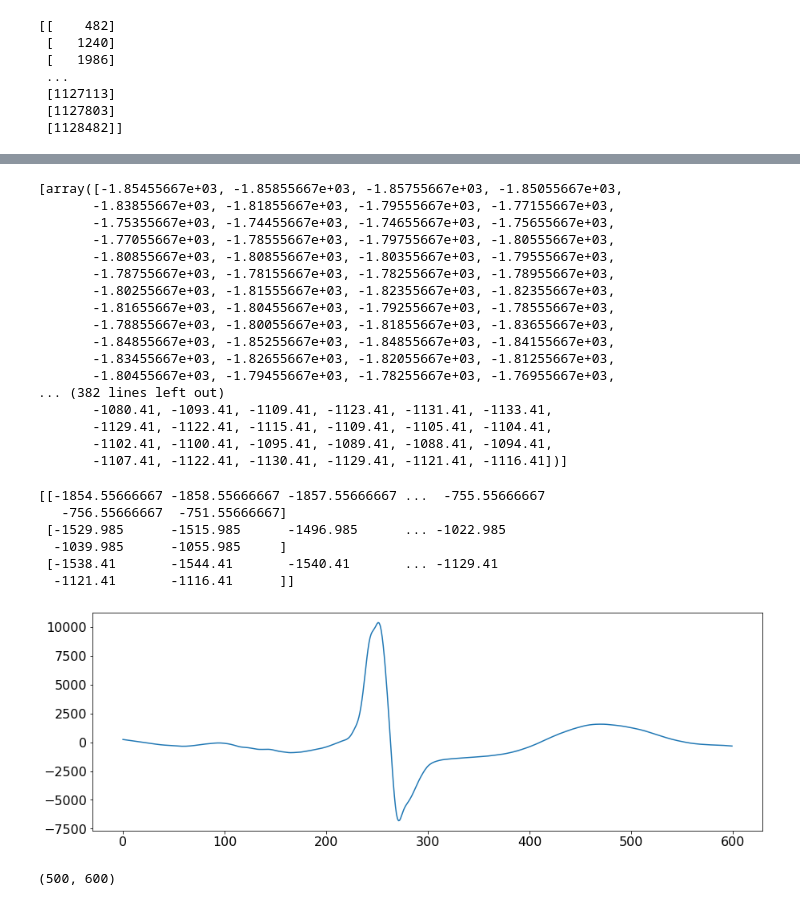
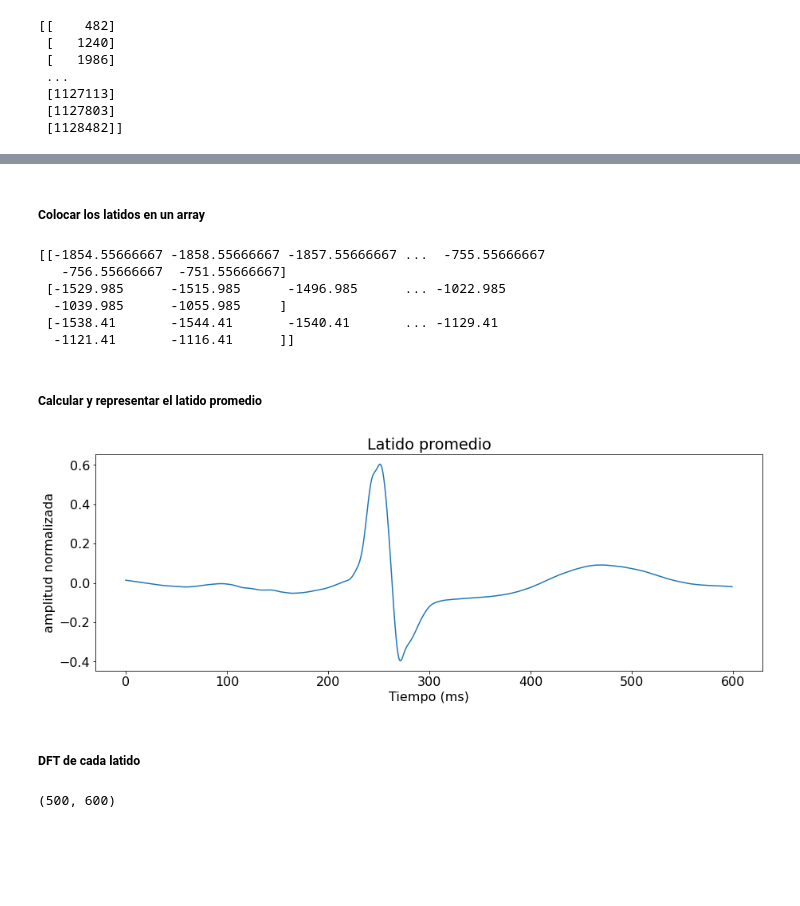
Before and after one commit to Mathilde-lelephant/Mathilde-d-Hebrail-PDS-repo, a Jupyter notebook: notebook8.ipynb, the cells around one changed output, grey strips where cells are left out. Drawn from its saved outputs; the diff is of its cells as text; code cells hidden in the pictures; blank space fills up the shorter version.

```diff
--- a/notebook8.ipynb
+++ b/notebook8.ipynb
@@ -33,6 +33,10 @@ fig_sz_y = 13
 fig_dpi = 80 # dpi
 fig_font_size = 16
 plt.rcParams.update({'font.size':fig_font_size})
+
+def vertical_flaten(a):
+
+    return a.reshape(a.shape[0], 1)
 # %% [markdown]
 # ECG
 # %% [markdown]
@@ -76,0 +81,12 @@ data = data.flatten()
+# %%
+data = ecg_one_lead
+data = data.flatten()
+
+elMax = max(data)
+elMin = min(data)
+
+def normalize(d):
+    # d is a (n x dimension) np array
+    number = abs(max(d) - min(d))
+    d = d/number
+    return d
@@ -94,9 +112,13 @@ for i in range(len(cut_points) - 1):
     segment_end = int(cut_points[i]+350)
     segment_signal = data[segment_start:segment_end]
     segment_signal = segment_signal - np.mean(segment_signal)
+    #segment_signal = normalize(segment_signal)
     array.append(segment_signal)
 
     plt.plot(segment_signal)
+    plt.title("Latidos presentes en el registro agrupados por tipo")
+    plt.xlabel("Tiempo")
+    plt.ylabel("Amplitud")
 
 plt.show()
 # %% [output]
@@ -104,24 +126,5 @@ plt.show()
-# %%
-
-print(array[:3])
-# %% [output]
-[array([-1.85455667e+03, -1.85855667e+03, -1.85755667e+03, -1.85055667e+03,
-       -1.83855667e+03, -1.81855667e+03, -1.79555667e+03, -1.77155667e+03,
-       -1.75355667e+03, -1.74455667e+03, -1.74655667e+03, -1.75655667e+03,
-       -1.77055667e+03, -1.78555667e+03, -1.79755667e+03, -1.80555667e+03,
-       -1.80855667e+03, -1.80855667e+03, -1.80355667e+03, -1.79555667e+03,
-       -1.78755667e+03, -1.78155667e+03, -1.78255667e+03, -1.78955667e+03,
-       -1.80255667e+03, -1.81555667e+03, -1.82355667e+03, -1.82355667e+03,
-       -1.81655667e+03, -1.80455667e+03, -1.79255667e+03, -1.78555667e+03,
-       -1.78855667e+03, -1.80055667e+03, -1.81855667e+03, -1.83655667e+03,
-       -1.84855667e+03, -1.85255667e+03, -1.84855667e+03, -1.84155667e+03,
-       -1.83455667e+03, -1.82655667e+03, -1.82055667e+03, -1.81255667e+03,
-       -1.80455667e+03, -1.79455667e+03, -1.78255667e+03, -1.76955667e+03,
-... (382 lines left out)
-       -1080.41, -1093.41, -1109.41, -1123.41, -1131.41, -1133.41,
-       -1129.41, -1122.41, -1115.41, -1109.41, -1105.41, -1104.41,
-       -1102.41, -1100.41, -1095.41, -1089.41, -1088.41, -1094.41,
-       -1107.41, -1122.41, -1130.41, -1129.41, -1121.41, -1116.41])]
+# %% [markdown]
+##### Colocar los latidos en un array
 # %%
 array = np.array(array)
 # %%
@@ -135,13 +138,21 @@ print(array[:3])
   -1121.41       -1116.41      ]]
 # %%
 array_transposed = array.T
+# %% [markdown]
+##### Calcular y representar el latido promedio
 # %%
 new_ecg = [np.mean(array_transposed[i]) for i in range(len(array_transposed))]
+new_ecg_norm = normalize(new_ecg)
 # %%
 plt.figure
-plt.plot(new_ecg)
+plt.plot(new_ecg_norm)
+plt.title("Latido promedio")
+plt.xlabel("Tiempo (ms)")
+plt.ylabel("amplitud normalizada")
 plt.show()
 # %% [output]
-[figure, old version]
+[figure, new version]
+# %% [markdown]
+##### DFT de cada latido
 # %%
 new_fft = (1/600)* np.fft.fft(array, axis = 0)
```
Also changed, not shown: parts of 9 cells of this notebook.
